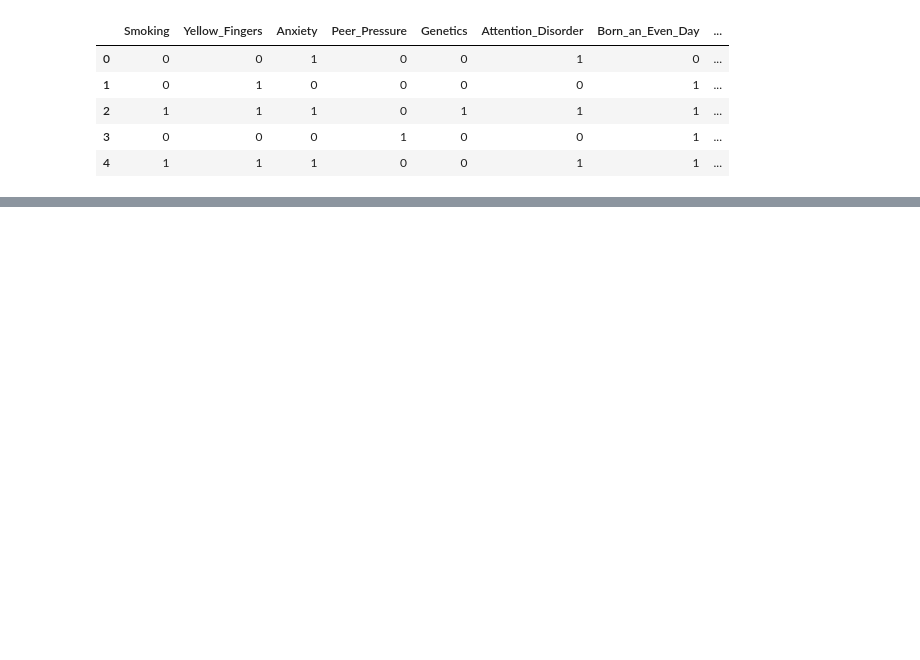
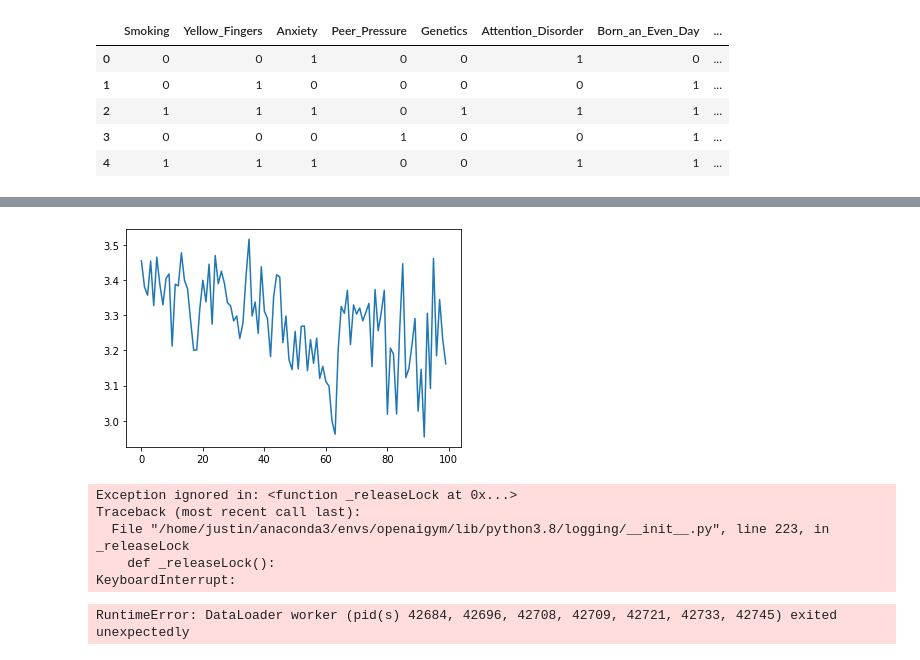
Before and after one commit to jvrana/deep-learning-guides, a Jupyter notebook: notebooks/annotated_universal_graph_transformer/causes_of_lung_cancer/causes_of_lung_cancer.ipynb, the cells around one changed output, grey strips where cells are left out. Saved outputs shown, nothing was run; the diff lists cells and outputs as text; code cells hidden in the pictures; blank space fills up the shorter version.

```diff
--- a/notebooks/annotated_universal_graph_transformer/causes_of_lung_cancer/causes_of_lung_cancer.ipynb
+++ b/notebooks/annotated_universal_graph_transformer/causes_of_lung_cancer/causes_of_lung_cancer.ipynb
@@ -342,0 +354,5 @@ KeyboardInterrupt:
+# %%
+import pandas as pd
+
+df = pd.read_csv('lucas0_train.csv')
+df.head()
@@ -470,0 +573,64 @@ print(total_loss)
+# %%
+from tqdm.auto import tqdm
+from IPython import display
+from matplotlib import pylab as plt
+
+net = Network2(d_model=len(df.columns), h=128, n_heads=8, dropout=0.2)
+
+dataset = LungCancerDataset_OneTarget(df.iloc[:-1000])
+loader = DataLoader(dataset, batch_size=256, collate_fn=dgl.batch, shuffle=True, num_workers=12)
+
+eval_dataset = LungCancerDataset_OneTarget(df.iloc[-1000:])
+eval_loader = DataLoader(dataset, batch_size=len(eval_dataset), collate_fn=dgl.batch, shuffle=False)
+
+optim = torch.optim.AdamW(net.parameters(), lr=1e-3)
+lossfn = torch.nn.BCELoss()
+losses = []
+
+def evaluate():
+    total_loss = 0
+    for g in eval_loader:
+        net.eval()
+        with torch.no_grad():
+            y_arr = net(g)[-1:]
+            y_hat = g.ndata['y'][g.ndata['target_mask'].bool()]
+            loss = torch.tensor(0.)
+            for y in y_arr:
+                loss += lossfn(y, y_hat.float())
+
+            total_loss+=loss.detach().item()
+    return total_loss
+
+eval_losses = []
+for epoch in tqdm(range(1000)):
+    for g in loader:
+        y_arr = net(g)
+        y_hat = g.ndata['y'][g.ndata['target_mask'].bool()]
+        loss = torch.tensor(0.)
+        for y in y_arr:
+            loss += lossfn(y, y_hat.float())
+
+        optim.zero_grad()
+        loss.backward()
+        optim.step()
+
+        losses.append(loss.detach().item())
+        display.clear_output(wait=True)
+        plt.plot(losses)
+        plt.show()
+
+#         display.clear_output(wait=True)
+#         plt.plot(eval_losses)
+#         plt.show()
+
+    if epoch % 1 == 0:
+        eval_loss = evaluate()
+        eval_losses.append(eval_loss)
+# %% [output]
+[figure, added]
+Exception ignored in: <function _releaseLock at 0x...>
+Traceback (most recent call last):
+  File "/home/justin/anaconda3/envs/openaigym/lib/python3.8/logging/__init__.py", line 223, in _releaseLock
+    def _releaseLock():
+KeyboardInterrupt:
+RuntimeError: DataLoader worker (pid(s) 42684, 42696, 42708, 42709, 42721, 42733, 42745) exited unexpectedly
```
Also changed, not shown: parts of 23 cells of this notebook, 3 other files.
